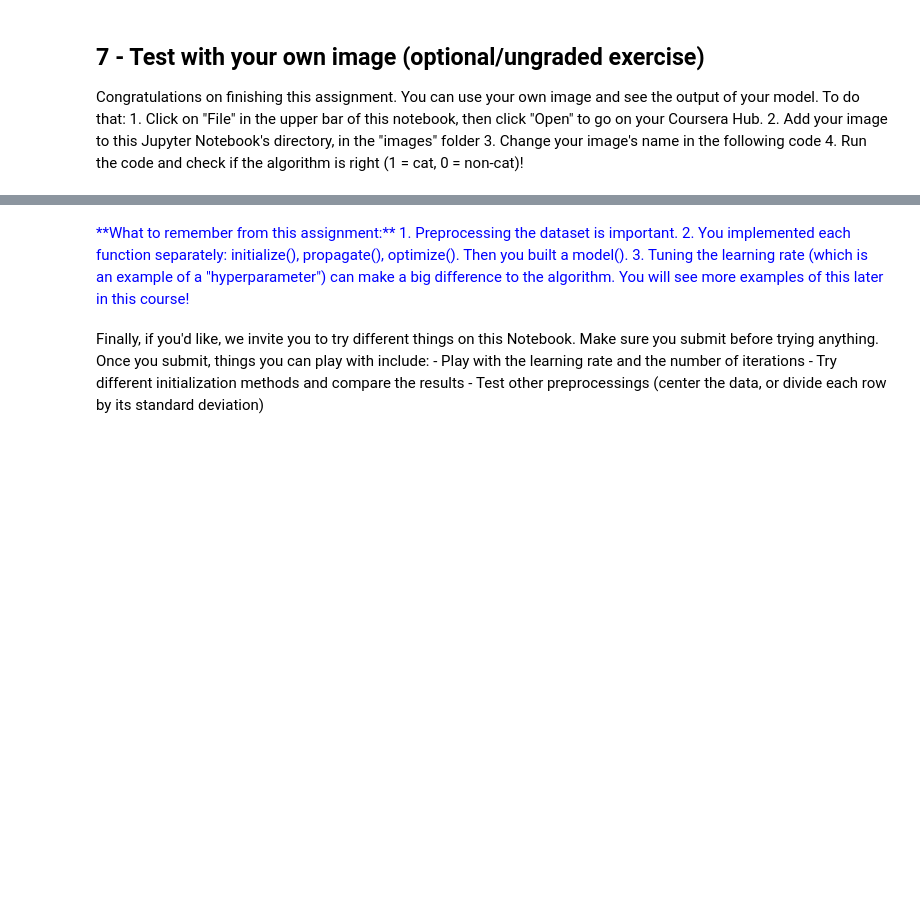
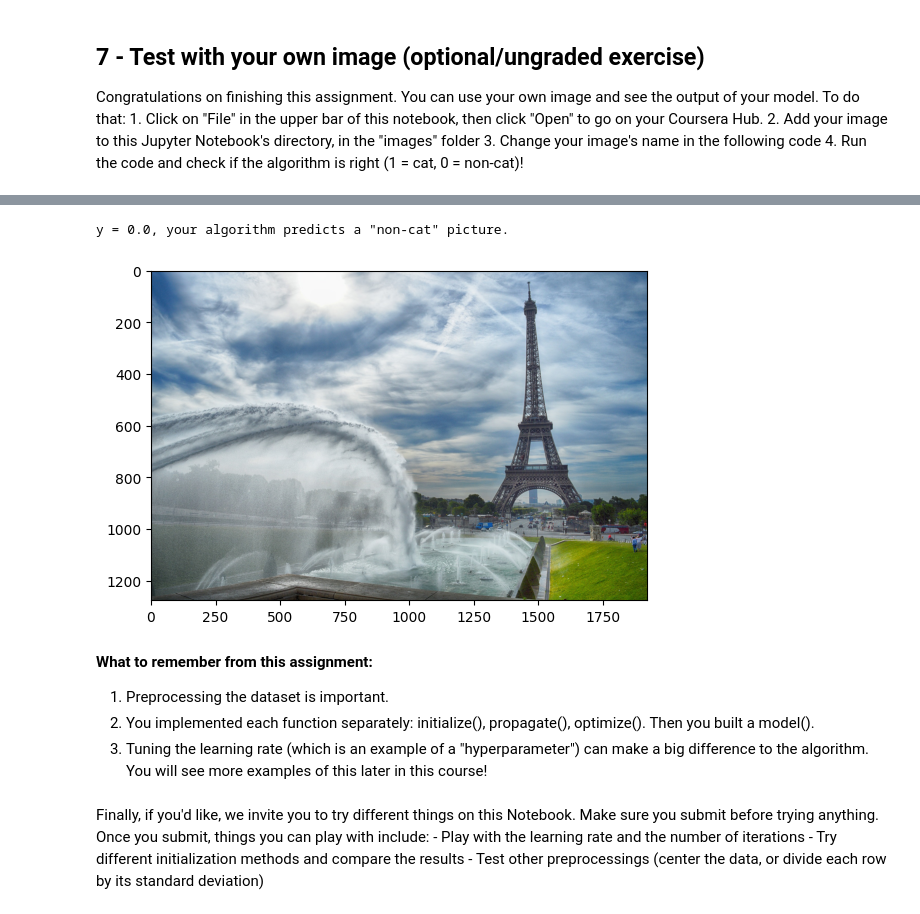
Before and after one commit to Lawan-Poudyal/deep-learining, a Jupyter notebook: part 1/assignment2_2.ipynb, the cells around one changed output, grey strips where cells are left out. Saved outputs shown, nothing was run; the diff lists cells and outputs as text; code cells hidden in the pictures; blank space fills up the shorter version.

```diff
--- a/part 1/assignment2_2.ipynb
+++ b/part 1/assignment2_2.ipynb
@@ -656,7 +656,7 @@ def model(X_train, Y_train, X_test, Y_test, num_iterations = 2000, learning_rate
 # %% [markdown]
 Run the following cell to train your model.
 # %%
-d = model(train_set_x, train_set_y, test_set_x, test_set_y, num_iterations = 2000, learning_rate = 0.005, print_cost = True)
+d = model(train_set_x, train_set_y, test_set_x, test_set_y, num_iterations = 10000, learning_rate = 0.005, print_cost = True)
 # %% [output]
 Cost after iteration 0: 0.693147
 Cost after iteration 100: 0.584508
@@ -760,18 +797,21 @@ Congratulations on finishing this assignment. You can use your own image and see
 # %%
-## START CODE HERE ## (PUT YOUR IMAGE NAME)
+from PIL import Image
+import imageio.v2 as imageio
+my_image = "my_image.jpg"
 
-## END CODE HERE ##
+fname = "images/" + my_image
+image =  imageio.imread(fname)
+image_pil = Image.fromarray(image).resize((num_px, num_px))
 
-# We preprocess the image to fit your algorithm.
-fname = "images/" + my_image
-image = np.array(ndimage.imread(fname, flatten=False))
-my_image = scipy.misc.imresize(image, size=(num_px,num_px)).reshape((1, num_px*num_px*3)).T
+my_image = np.array(image_pil).reshape((1, num_px * num_px * 3)).T
 my_predicted_image = predict(d["w"], d["b"], my_image)
 
 plt.imshow(image)
 print("y = " + str(np.squeeze(my_predicted_image)) + ", your algorithm predicts a \"" + classes[int(np.squeeze(my_predicted_image)),].decode("utf-8") +  "\" picture.")
+# %% [output]
+y = 0.0, your algorithm predicts a "non-cat" picture.
+[figure, added]
 # %% [markdown]
-<font color='blue'>
 **What to remember from this assignment:**
 1. Preprocessing the dataset is important.
 2. You implemented each function separately: initialize(), propagate(), optimize(). Then you built a model().
```
Also changed, not shown: parts of 5 cells of this notebook.
